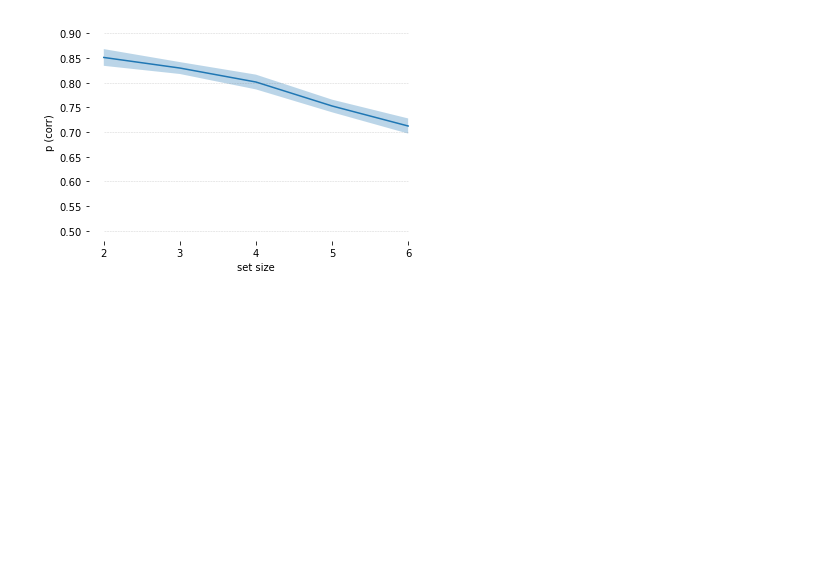
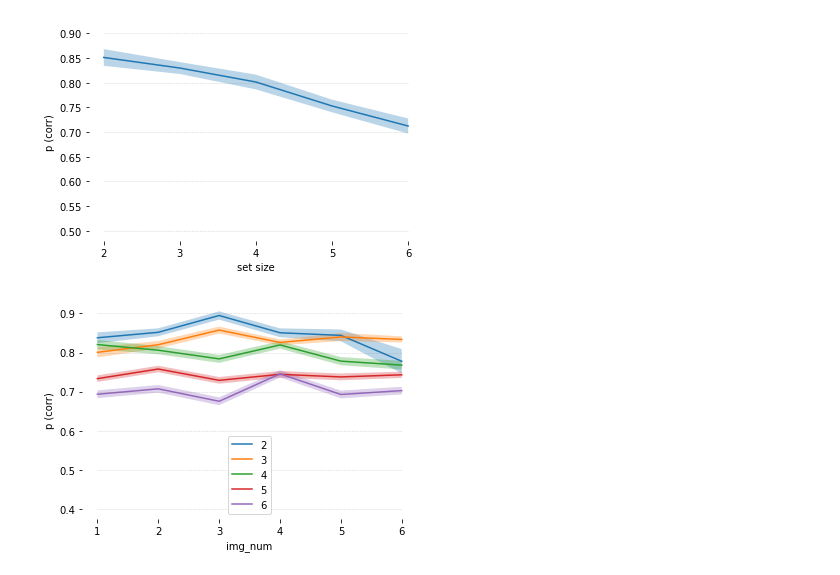
Before and after one commit to alebel14/impulsivity, a Jupyter notebook: Data visualization.ipynb, the cells around one changed output. Saved outputs shown, nothing was run; the diff lists cells and outputs as text; code cells hidden in the pictures; blank space fills up the shorter version.

```diff
--- a/Data visualization.ipynb
+++ b/Data visualization.ipynb
@@ -82,6 +83,8 @@ clean_setsize = np.array([i for j, i in enumerate(set_size) if j not in bad_idx]
 clean_correct = np.array([i for j, i in enumerate(correct) if j not in bad_idx])
 clean_iterations = np.array([i for j, i in enumerate(iteration) if j not in bad_idx])
 clean_subj = np.array([i for j, i in enumerate(subj) if j not in bad_idx])
+clean_img = np.array([i for j, i in enumerate(img_num) if j not in bad_idx])
+clean_set = np.array([i for j, i in enumerate(img_set) if j not in bad_idx])
 # %%
 all_set = {}
 sem_set = {}
@@ -189,0 +191,38 @@ ax.spines['left'].set_visible(False)
+# %%
+allximg = {}
+allximgxste={}
+for k in range(2, 7):
+    big_set = np.where(clean_setsize==k)[0]
+    just_set = clean_img.copy()
+    just_correct = clean_correct.copy()
+    just_set = np.array([just_set[i] for i in big_set])
+    just_correct = np.array([just_correct[i] for i in big_set])
+    accximg = {}
+    imgste = {}
+    for i in np.unique(just_set):
+        indiv_idx = np.where(just_set==i)[0]
+        indiv_corr = np.array([just_correct[j] for j in indiv_idx])
+        accximg[i] = np.mean(indiv_corr)
+        imgste[i] = scipy.stats.sem(indiv_corr)
+    allximg[k] = accximg
+    allximgxste[k] = imgste
+# %%
+plt.figure()
+ax = plt.subplot(111)
+
+for i in range(2, 7):
+    plt.plot(list(range(1, 7)), allximg[i].values(), label=str(i))
+    plt.fill_between(list(range(1, 7)), [i-j for i, j in zip(allximg[i].values(), allximgxste[i].values())], [i+j for i, j in zip(allximg[i].values(), allximgxste[i].values())], alpha=0.3)
+
+for y in range(40, 100, 10):
+     plt.plot([1, 3, 4, 6], [y/100]*4, '--', lw=0.5, color='dimgray', alpha=0.3)
+
+plt.legend()
+plt.xlabel('img_num')
+plt.ylabel('p (corr)')
+ax.spines['top'].set_visible(False)
+ax.spines['right'].set_visible(False)
+ax.spines['bottom'].set_visible(False)
+ax.spines['left'].set_visible(False)
+# %% [output]
+[figure, added]
```
Also changed, not shown: parts of 2 cells of this notebook, 1 other file.
